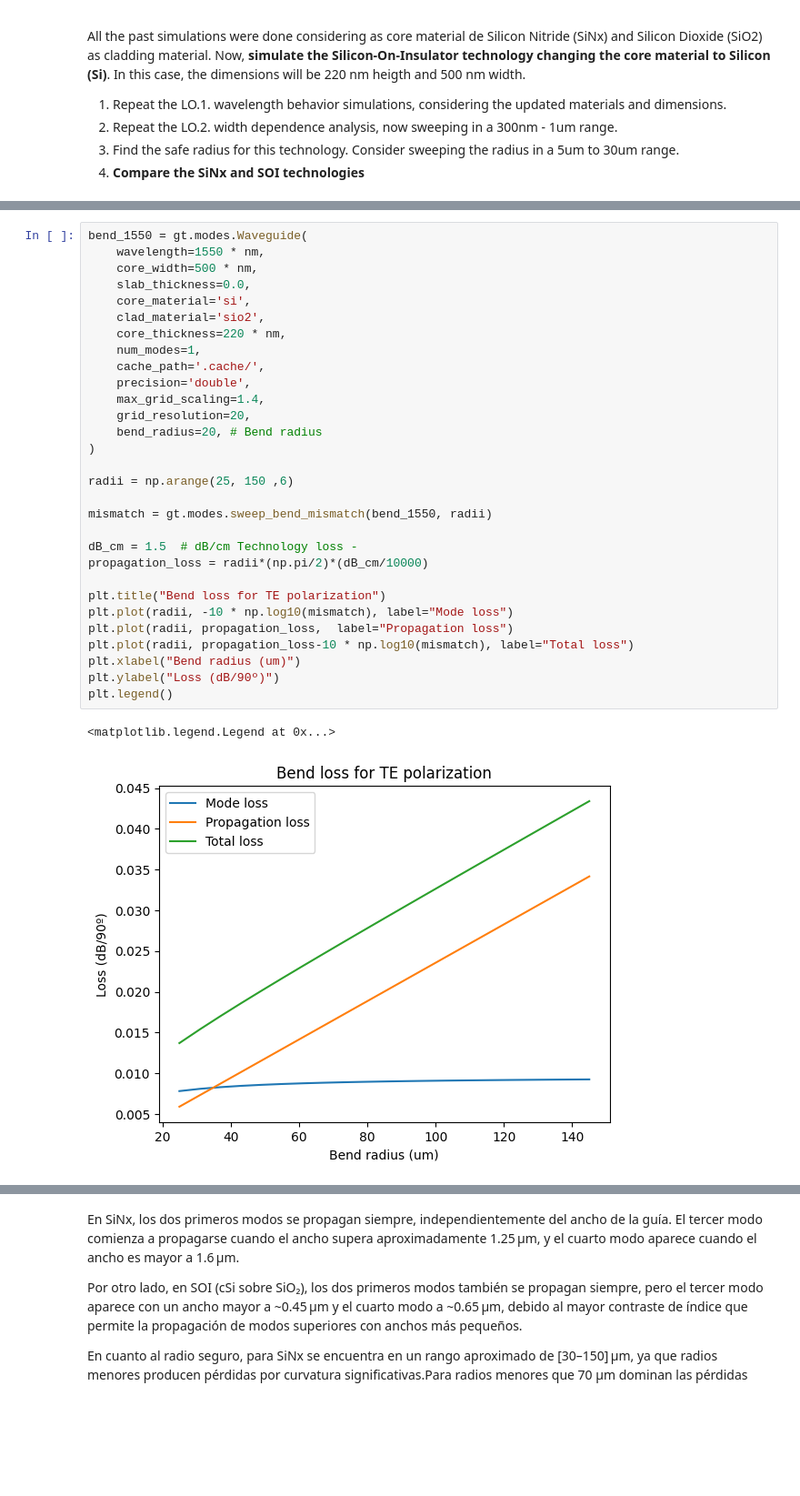
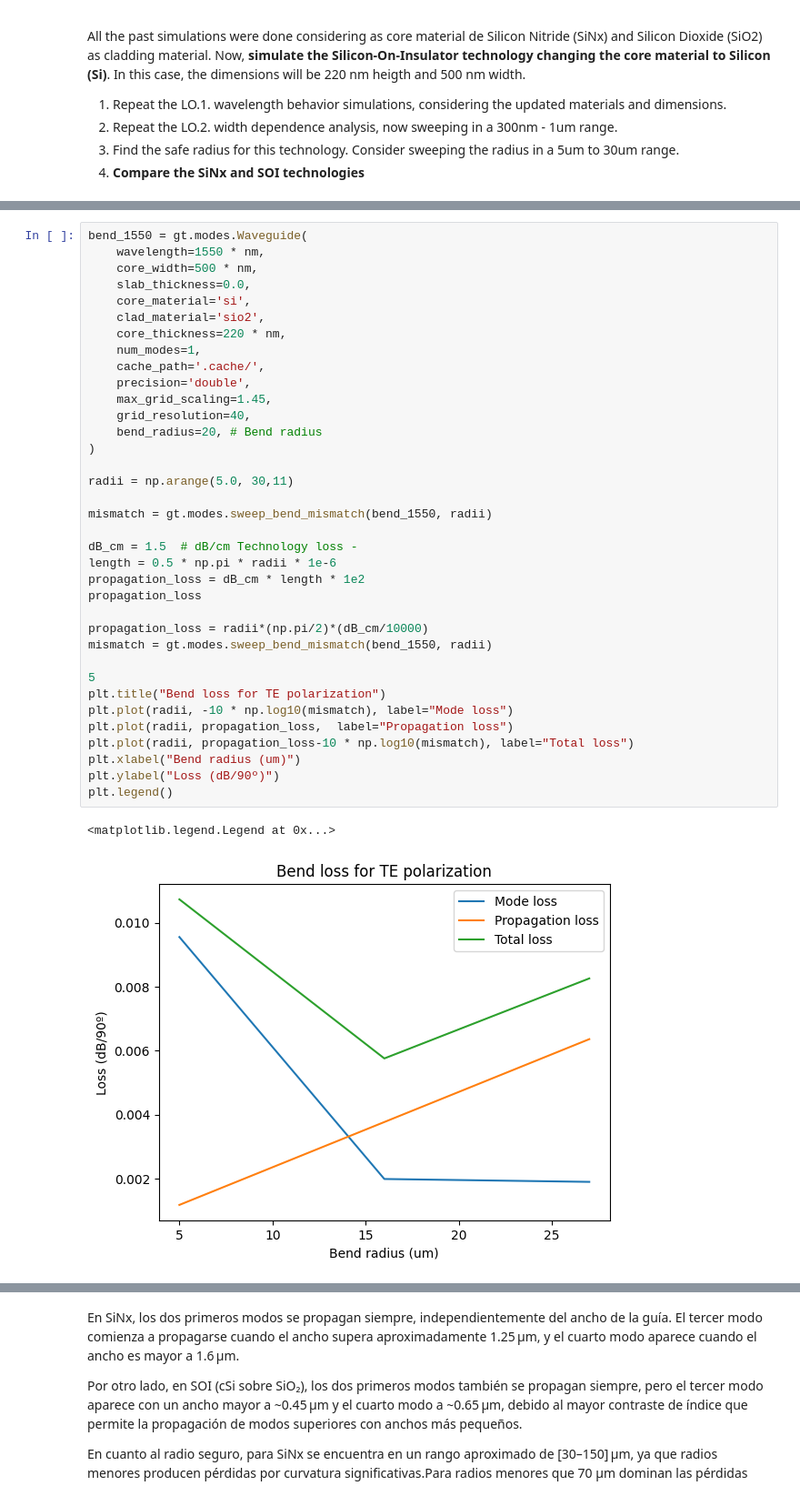
Before and after one commit to davidalcarria/pic-upv-lab1, a Jupyter notebook: WAVEGUIDES_Student.ipynb, the cells around one changed output, grey strips where cells are left out. Shown at 91% size. Drawn from its saved outputs; the diff is of its cells as text; blank space fills up the shorter version.

```diff
--- a/WAVEGUIDES_Student.ipynb
+++ b/WAVEGUIDES_Student.ipynb
@@ -682,33 +685,39 @@ plt.colorbar(orientation='horizontal',fraction=0.04).set_label("TE fraction")
 # %%
 bend_1550 = gt.modes.Waveguide(
     wavelength=1550 * nm,
     core_width=500 * nm,
     slab_thickness=0.0,
     core_material='si',
     clad_material='sio2',
     core_thickness=220 * nm,
     num_modes=1,
     cache_path='.cache/',
     precision='double',
-    max_grid_scaling=1.4,
-    grid_resolution=20,
+    max_grid_scaling=1.45,
+    grid_resolution=40,
     bend_radius=20, # Bend radius
 )
 
-radii = np.arange(25, 150 ,6)
+radii = np.arange(5.0, 30,11)
 
 mismatch = gt.modes.sweep_bend_mismatch(bend_1550, radii)
 
 dB_cm = 1.5  # dB/cm Technology loss -
+length = 0.5 * np.pi * radii * 1e-6
+propagation_loss = dB_cm * length * 1e2
+propagation_loss
+
 propagation_loss = radii*(np.pi/2)*(dB_cm/10000)
+mismatch = gt.modes.sweep_bend_mismatch(bend_1550, radii)
 
+5
 plt.title("Bend loss for TE polarization")
 plt.plot(radii, -10 * np.log10(mismatch), label="Mode loss")
 plt.plot(radii, propagation_loss,  label="Propagation loss")
 plt.plot(radii, propagation_loss-10 * np.log10(mismatch), label="Total loss")
 plt.xlabel("Bend radius (um)")
 plt.ylabel("Loss (dB/90º)")
 plt.legend()
 # %% [output]
 <matplotlib.legend.Legend at 0x...>
-[figure, old version]
+[figure, new version]
```
Also changed, not shown: parts of 12 cells of this notebook.
